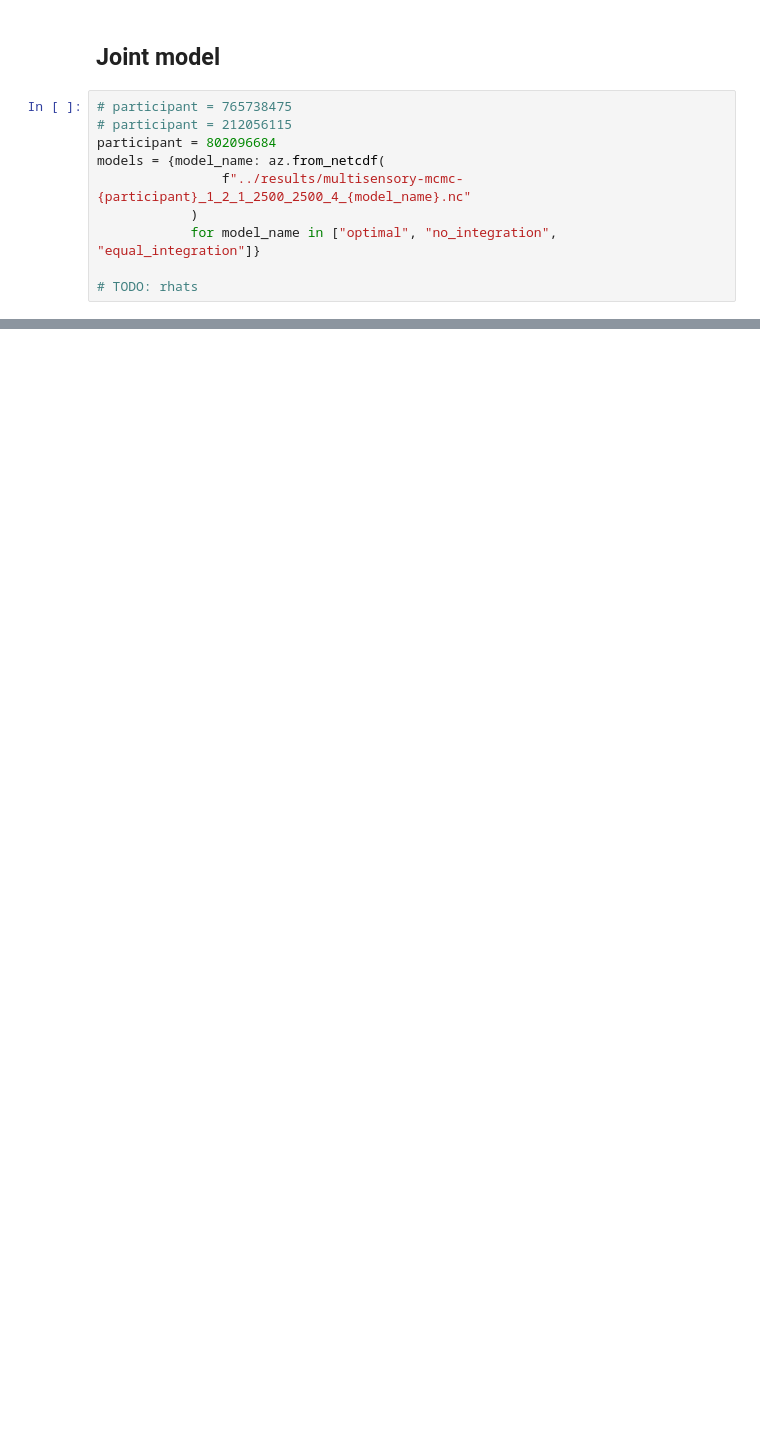
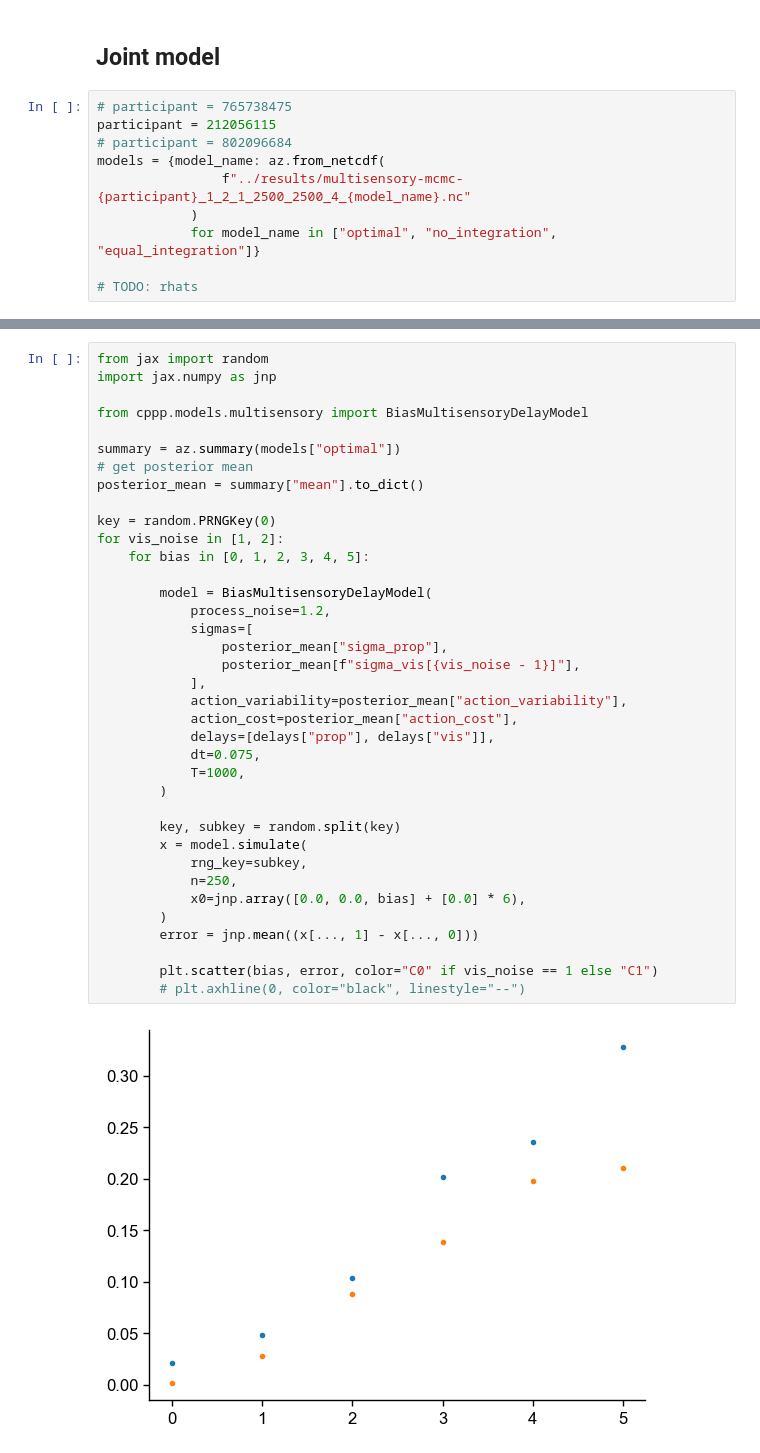
Before and after one commit to dominikstrb/cpp-proprioception, a Jupyter notebook: notebooks/ModelFitsMultisensoryJoint.ipynb, the cells around one changed output, grey strips where cells are left out. Cells and saved outputs as stored; diff of their text form; blank space fills up the shorter version.

```diff
--- a/notebooks/ModelFitsMultisensoryJoint.ipynb
+++ b/notebooks/ModelFitsMultisensoryJoint.ipynb
@@ -76,8 +79,8 @@ for i, (name, group) in enumerate(df.groupby(["participant", "type", "vis_noise"
 ## Joint model
 # %%
 # participant = 765738475
-# participant = 212056115
-participant = 802096684
+participant = 212056115
+# participant = 802096684
 models = {model_name: az.from_netcdf(
                 f"../results/multisensory-mcmc-{participant}_1_2_1_2500_2500_4_{model_name}.nc"
             )
@@ -247,0 +253,39 @@ Condition: prop, Vis Noise: 2
+# %%
+from jax import random
+import jax.numpy as jnp
+
+from cppp.models.multisensory import BiasMultisensoryDelayModel
+
+summary = az.summary(models["optimal"])
+# get posterior mean
+posterior_mean = summary["mean"].to_dict()
+
+key = random.PRNGKey(0)
+for vis_noise in [1, 2]:
+    for bias in [0, 1, 2, 3, 4, 5]:
+
+        model = BiasMultisensoryDelayModel(
+            process_noise=1.2,
+            sigmas=[
+                posterior_mean["sigma_prop"],
+                posterior_mean[f"sigma_vis[{vis_noise - 1}]"],
+            ],
+            action_variability=posterior_mean["action_variability"],
+            action_cost=posterior_mean["action_cost"],
+            delays=[delays["prop"], delays["vis"]],
+            dt=0.075,
+            T=1000,
+        )
+
+        key, subkey = random.split(key)
+        x = model.simulate(
+            rng_key=subkey,
+            n=250,
+            x0=jnp.array([0.0, 0.0, bias] + [0.0] * 6),
+        )
+        error = jnp.mean((x[..., 1] - x[..., 0]))
+
+        plt.scatter(bias, error, color="C0" if vis_noise == 1 else "C1")
+        # plt.axhline(0, color="black", linestyle="--")
+# %% [output]
+[figure, added]
```
Also changed, not shown: parts of 8 cells of this notebook, 4 other files.
